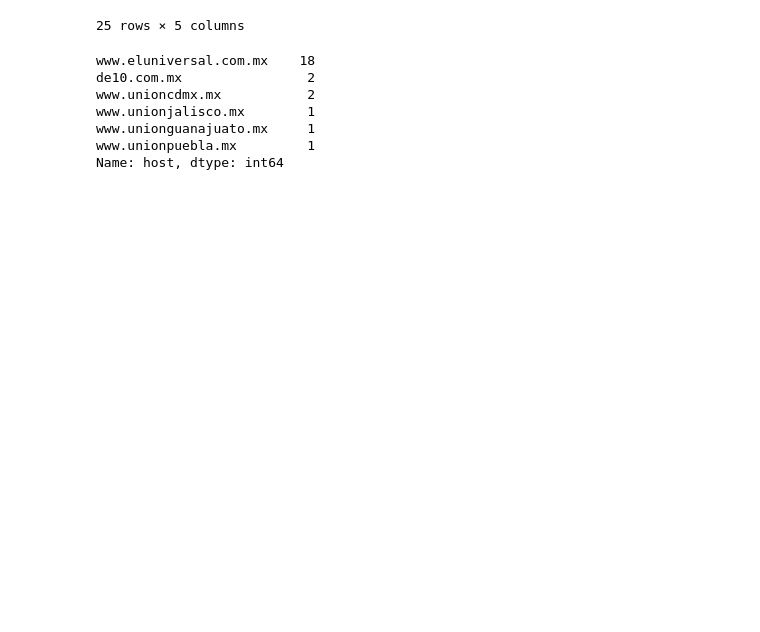
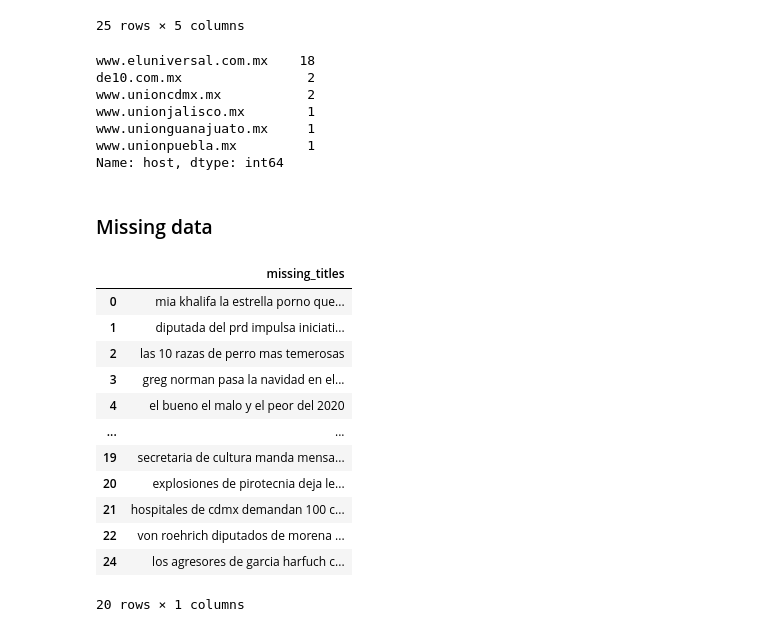
Before and after one commit to Cesar17188/scrapper, a Jupyter notebook: Platzi_data_live.ipynb, the cells around one changed output. Drawn from its saved outputs; the diff is of its cells as text; code cells hidden in the pictures; blank space fills up the shorter version.

Commit message:
rellenando datos faltantes

```diff
--- a/Platzi_data_live.ipynb
+++ b/Platzi_data_live.ipynb
@@ -365,3 +365,31 @@ www.unionjalisco.mx        1
 www.unionguanajuato.mx     1
 www.unionpuebla.mx         1
 Name: host, dtype: int64
+# %% [markdown]
+### Missing data
+# %%
+# 3. Rellenar datos faltantes
+
+missing_titles_mask = el_universal['title'].isna()
+
+missing_titles = (el_universal[missing_titles_mask]['url']
+                 .str.extract(r'(?P<missing_titles>[^/]+)$')
+                 .applymap(lambda title: title.split('-'))
+                 .applymap(lambda title_word_list: ' '.join(title_word_list))
+                 )
+
+missing_titles
+# %% [output]
+|  | missing_titles |
+| 0 | mia khalifa la estrella porno que... |
+| 1 | diputada del prd impulsa iniciati... |
+| 2 | las 10 razas de perro mas temerosas |
+| 3 | greg norman pasa la navidad en el... |
+| 4 | el bueno el malo y el peor del 2020 |
+| ... | ... |
+| 19 | secretaria de cultura manda mensa... |
+| 20 | explosiones de pirotecnia deja le... |
+| 21 | hospitales de cdmx demandan 100 c... |
+| 22 | von roehrich diputados de morena ... |
+| 24 | los agresores de garcia harfuch c... |
+20 rows × 1 columns
```
Also changed, not shown: 1 other file.
